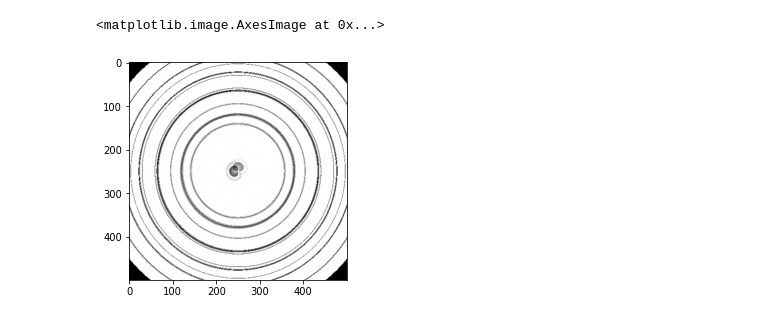
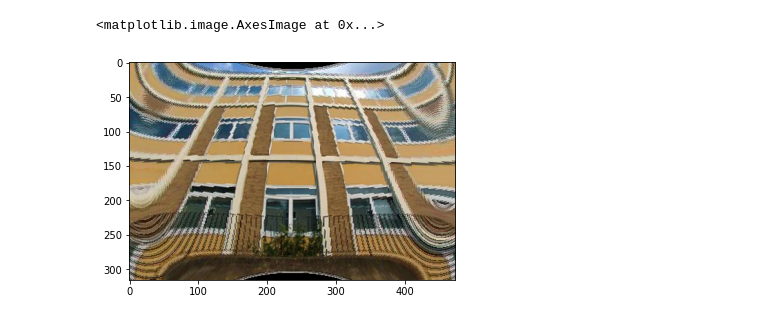
Before and after one commit to F4de78/fesi-finale, a Jupyter notebook: lensdist.ipynb, the cells around one changed output. Cells and saved outputs as stored; diff of their text form; code cells hidden in the pictures.

```diff
--- a/lensdist.ipynb
+++ b/lensdist.ipynb
@@ -131,8 +135,8 @@ def cart2pol(x,y):
     return (theta, rho)
 # %%
 def pol2cart(theta,rho):
-    x = rho+np.cos(theta)
-    y = rho+np.sin(theta)
+    x = rho*np.cos(theta)
+    y = rho*np.sin(theta)
     return (x, y)
 # %%
 # t array 2D
@@ -192,33 +196,26 @@ def barrelDistCenter(image,scale,rf):
 
     for u in range(width):
         for v in range(height):
-
-            x1 = u-width/2
-            y1 = v-height/2
-
-            x2 = 2*x1 / width
-            y2 = 2*y1 / height
-
+            #trasla al centro
+            x2 = u-width/2
+            y2 = v-height/2
+            #scala se necessario
             x2 /= scale
             y2 /= scale
-
+            #converte da cordinate cartesaine a polari
             theta,r = cart2pol(x2,y2)
-            #r = np.sqrt(r)+rfactor
-            r = (1 + rf*(r**2))
-
-            #phi = np.arctan2(y2,x2)
-
-            #x3 = r*np.cos(phi)
-            #y3 = r*np.sin(phi)
-
-            x3 = x2 * r
-            y3 = y2 * r
-
-            x4,y4 = pol2cart(theta,r)
-
+            #normalizzazione
+            R = np.sqrt((width/2)**2 + (height/2)**2)
+            r = r/R
+            #modello
+            s = r*(1 + rf*(r**2))
+            #de-normalizza
+            s2 = s*R
+            #riconverte da cordiante poalri a cartesiane
+            x4,y4 = pol2cart(theta,s2)
+            #traasla al punto originario
             x = x4+width/2
             y = y4+height/2
-
 
             intx, inty = int(x), int(y)
             # bilinear interpolation
@@ -231,9 +228,10 @@ def barrelDistCenter(image,scale,rf):
 # %%
 #img2 = translate(img,[-img.shape[0]//2,-img.shape[1]//2])
 #img3 = rotationCenter(img,np.pi)
-img3 = barrelDistCenter(img,1,150)
+img3 = barrelDistCenter(house,0.8,-0.35)
+
 
 plt.imshow(img3)
 # %% [output]
 <matplotlib.image.AxesImage at 0x...>
-[figure, old version]
+[figure, new version]
```
Also changed, not shown: parts of 3 cells of this notebook, 2 other files.
